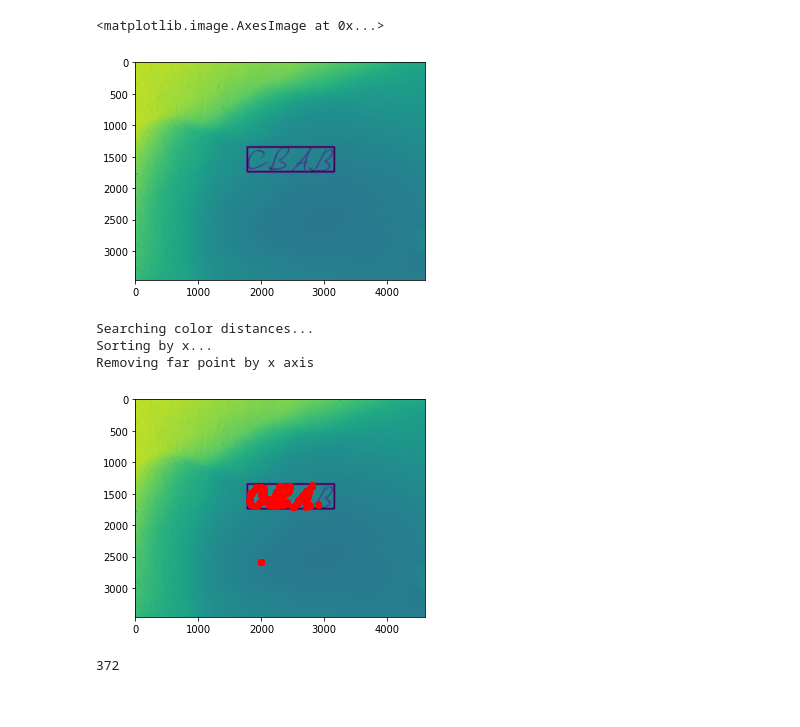
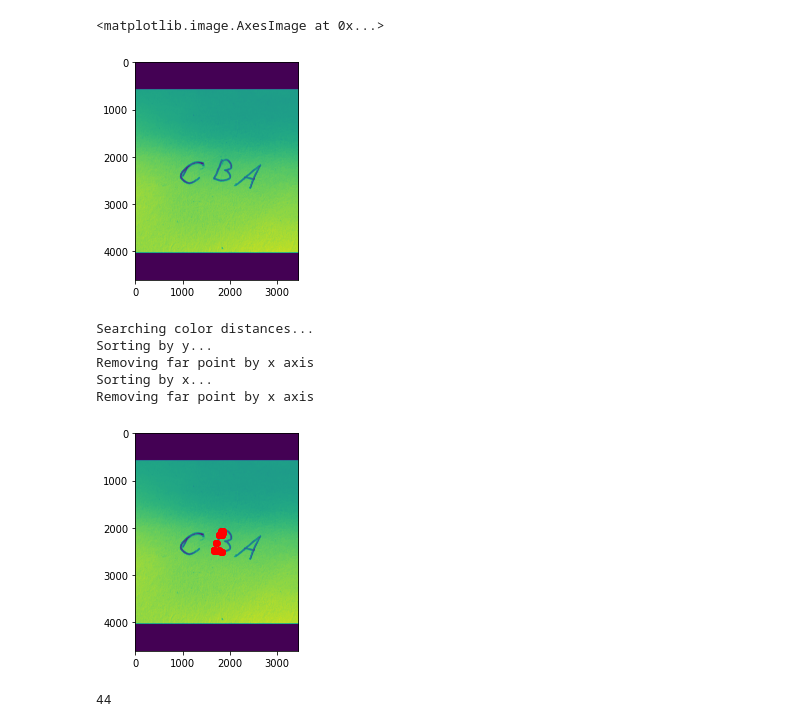
Before and after one commit to PauliusMilmantas/Lithuanian_OCR, a Jupyter notebook: Code/Detection.ipynb, the cells around one changed output. Cells and saved outputs as stored; diff of their text form; code cells hidden in the pictures.

```diff
--- a/Code/Detection.ipynb
+++ b/Code/Detection.ipynb
@@ -126,14 +126,14 @@ def prepare_image_for_network(image):
 
   return image
 # %%
-image = io.imread('/content/Lithuanian_OCR/Examples/example.jpg')
+image = io.imread('/content/Lithuanian_OCR/Examples/example2.jpg')
 
-# image = rotate(image, 180)
+image = rotate(image, 90)
 image = rgb2gray(image)
 plt.imshow(image)
 # %% [output]
 <matplotlib.image.AxesImage at 0x...>
-[figure, old version]
+[figure, new version]
 # %%
 registered_x = []
 registered_y = []
@@ -146,6 +146,48 @@ for y in range(image.shape[0]):
       registered_x.append(x)
       registered_y.append(y)
     last_val = image[y][x]
+
+# Sorting points by y
+print("Sorting by y...")
+sorted = False
+while(sorted == False):
+  sorted = True
+  for i in range(len(registered_y)-1):
+    if(registered_y[i] > registered_y[i+1]):
+      sorted = False
+      buffX = registered_x[i]
+      buffY = registered_y[i]
+
+      registered_x[i] = registered_x[i+1]
+      registered_y[i] = registered_y[i+1]
+
+      registered_x[i+1] = buffX
+      registered_y[i+1] = buffY
+
+# Filter points that are far away from each other
+print("Removing far point by x axis")
+removed = True
+while(removed == True):
+  removed = False
+  buffer_x = []
+  buffer_y = []
+  distance_treshold = 200
+  for i in range(len(registered_y)-1):
+    if(i != len(registered_y)-1):
+      if(abs(registered_y[i+1] - registered_y[i]) < distance_treshold):
+        buffer_x.append(registered_x[i])
+        buffer_y.append(registered_y[i])
+      else:
+        removed = True
+    else:
+      if(abs(registered_y[i] - registered_y[i-1]) < distance_treshold):
+        buffer_x.append(registered_x[i])
+        buffer_y.append(registered_y[i])
+      else:
+        removed = True
+
+  registered_x = buffer_x
+  registered_y = buffer_y
 
 # Sorting points by x
 print("Sorting by x...")
@@ -196,7 +238,9 @@ plt.show()
 print(len(registered_x))
 # %% [output]
 Searching color distances...
+Sorting by y...
+Removing far point by x axis
 Sorting by x...
 Removing far point by x axis
-[figure, old version]
+[figure, new version]
-372
+44
```
Also changed, not shown: parts of 7 cells of this notebook, 1 other file.
